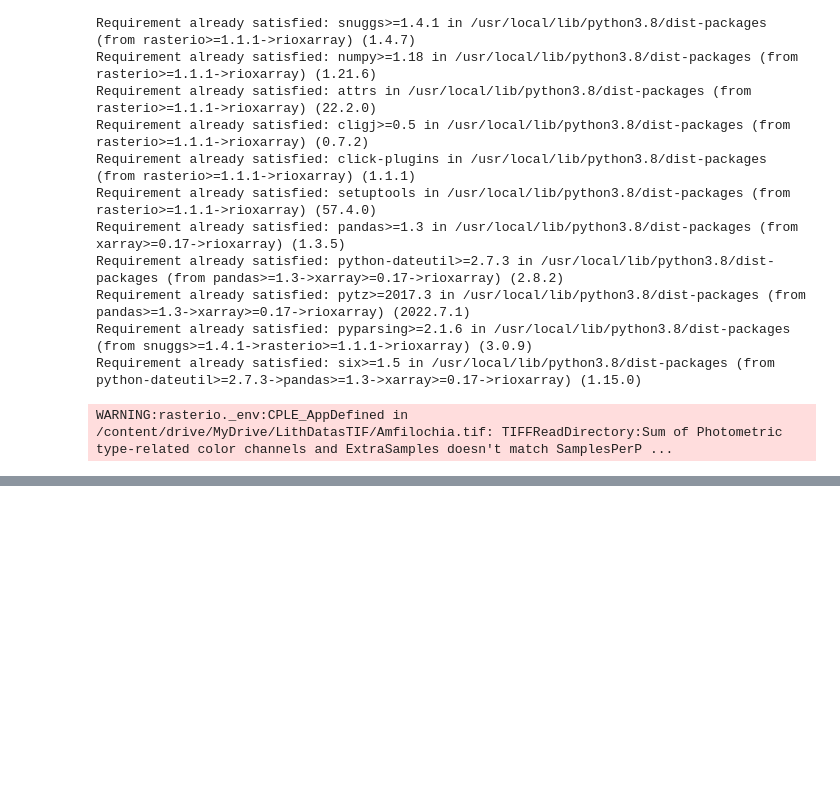
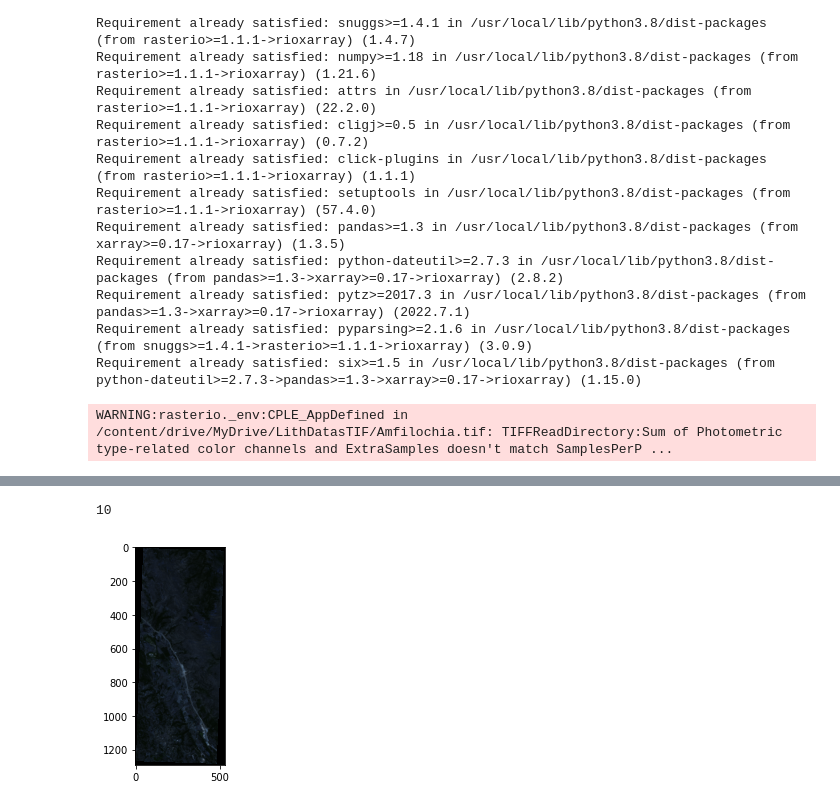
Before and after one commit to c-labropoulos/NN-for-lithological-segmentation, a Jupyter notebook: Untitled_UNET.ipynb, the cells around one changed output, grey strips where cells are left out. Saved outputs shown, nothing was run; the diff lists cells and outputs as text; code cells hidden in the pictures; blank space fills up the shorter version.

```diff
--- a/Untitled_UNET.ipynb
+++ b/Untitled_UNET.ipynb
@@ -236,0 +244,37 @@ AttributeError: ignored
+# %%
+from osgeo import gdal
+import matplotlib.pyplot as plt
+!pip install numpy
+import numpy as np
+
+dataset = gdal.Open(r'/content/drive/MyDrive/LithDatasTIF/Amfilochiamasked.tif')
+print(dataset.RasterCount)
+# since there are 3 bands
+# we store in 3 different variables
+band1 = dataset.GetRasterBand(1) # Red channel
+band2 = dataset.GetRasterBand(2) # Green channel
+band3 = dataset.GetRasterBand(3) # Blue channel
+band4 = dataset.GetRasterBand(4) # Red channel
+band5 = dataset.GetRasterBand(5) # Green channel
+band6 = dataset.GetRasterBand(6)
+band7 = dataset.GetRasterBand(7) # Red channel
+band8 = dataset.GetRasterBand(8) # Green channel
+band9 = dataset.GetRasterBand(9)
+band10 = dataset.GetRasterBand(10)
+
+b1 = band1.ReadAsArray()
+b2 = band2.ReadAsArray()
+b3 = band3.ReadAsArray()
+b4 = band4.ReadAsArray()
+b5 = band5.ReadAsArray()
+b6 = band6.ReadAsArray()
+b7 = band7.ReadAsArray()
+b8 = band8.ReadAsArray()
+b9 = band9.ReadAsArray()
+b10 = band10.ReadAsArray()
+img = np.dstack((b1, b2, b3))
+f = plt.figure()
+plt.imshow(img)
+plt.savefig('Tiff.png')
+plt.show()
+# %% [output]
@@ -237,3 +284,5 @@ AttributeError: ignored
+10
+[figure, added]
 # %%
 """
 image segmentaion for satellite images
```
Also changed, not shown: parts of 5 cells of this notebook.
